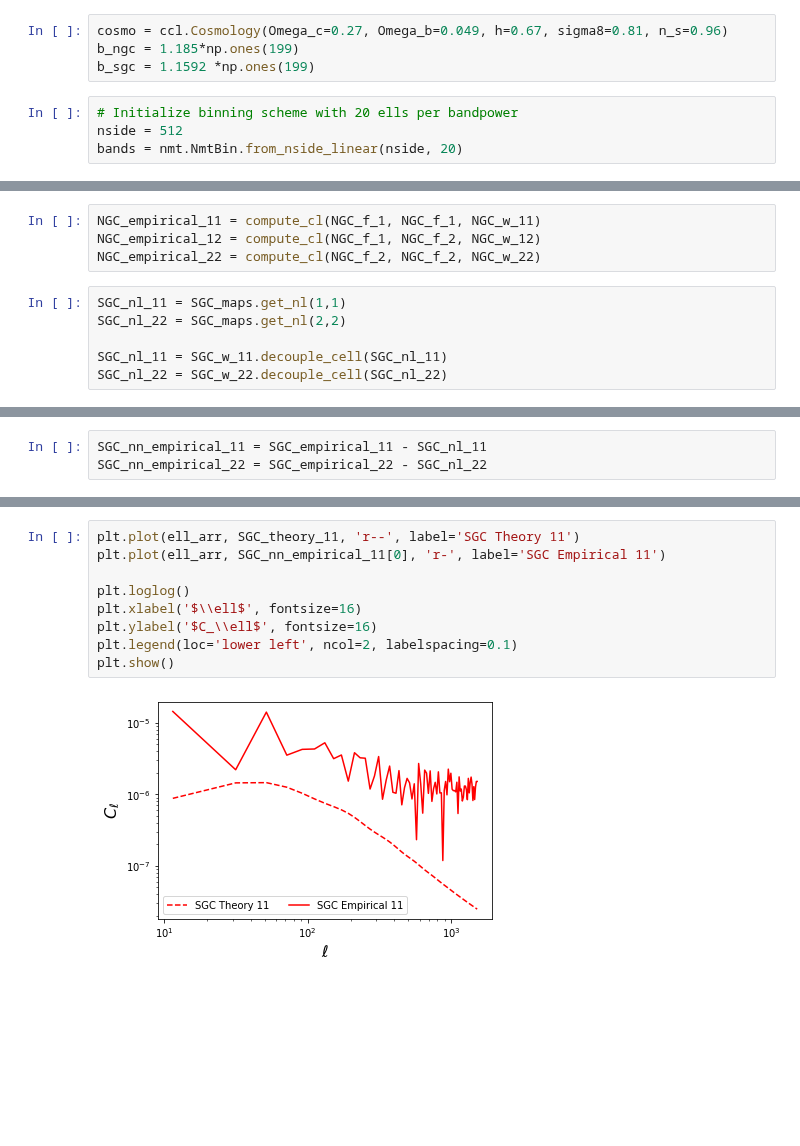
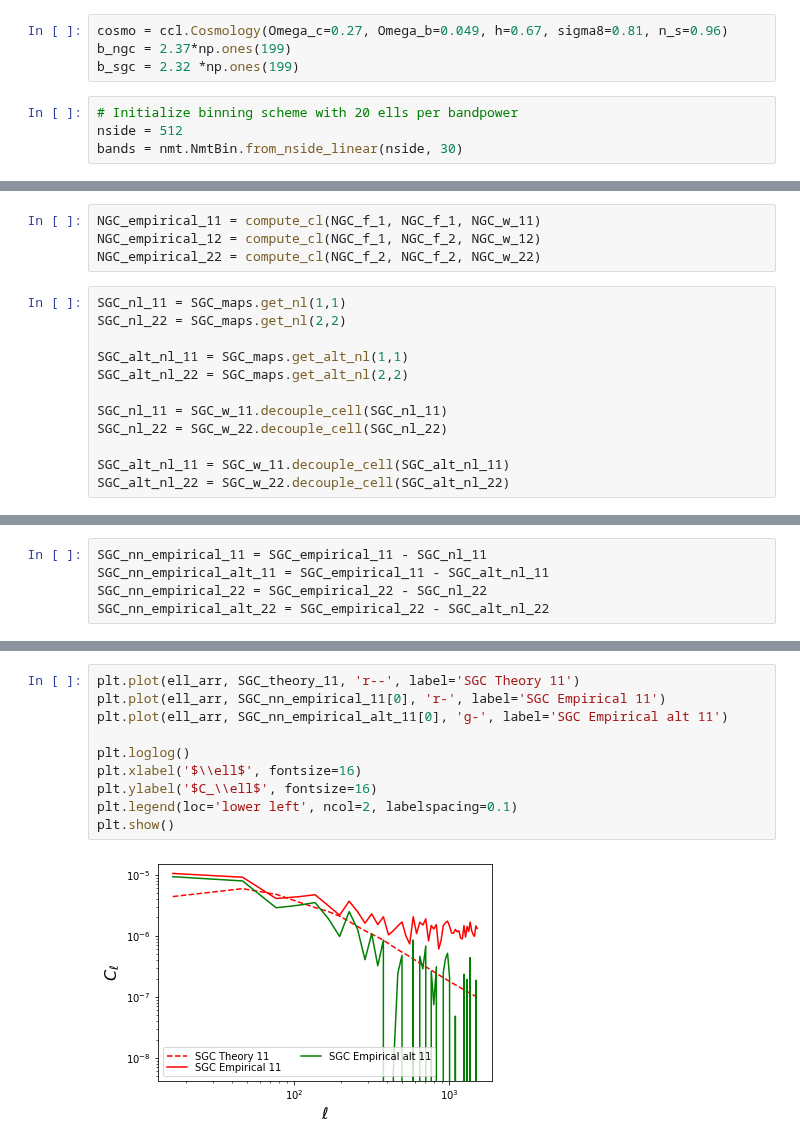
Before and after one commit to Cosmotheka/Cosmotheka, a Jupyter notebook: pipeline/eBOSS_QSO/ccl_quasar.ipynb, the cells around one changed output, grey strips where cells are left out. Cells and saved outputs as stored; diff of their text form; blank space fills up the shorter version.

```diff
--- a/pipeline/eBOSS_QSO/ccl_quasar.ipynb
+++ b/pipeline/eBOSS_QSO/ccl_quasar.ipynb
@@ -24,12 +29,12 @@ SGC_maps = QuasarMapper(input_3, input_4)
 Cosmology
 # %%
 cosmo = ccl.Cosmology(Omega_c=0.27, Omega_b=0.049, h=0.67, sigma8=0.81, n_s=0.96)
-b_ngc = 1.185*np.ones(199)
-b_sgc = 1.1592 *np.ones(199)
+b_ngc = 2.37*np.ones(199)
+b_sgc = 2.32 *np.ones(199)
 # %%
 # Initialize binning scheme with 20 ells per bandpower
 nside = 512
-bands = nmt.NmtBin.from_nside_linear(nside, 20)
+bands = nmt.NmtBin.from_nside_linear(nside, 30)
 # %% [markdown]
 Redshift distributions
 # %%
@@ -179,8 +184,14 @@ NGC_empirical_22 = compute_cl(NGC_f_2, NGC_f_2, NGC_w_22)
 SGC_nl_11 = SGC_maps.get_nl(1,1)
 SGC_nl_22 = SGC_maps.get_nl(2,2)
 
+SGC_alt_nl_11 = SGC_maps.get_alt_nl(1,1)
+SGC_alt_nl_22 = SGC_maps.get_alt_nl(2,2)
+
 SGC_nl_11 = SGC_w_11.decouple_cell(SGC_nl_11)
 SGC_nl_22 = SGC_w_22.decouple_cell(SGC_nl_22)
+
+SGC_alt_nl_11 = SGC_w_11.decouple_cell(SGC_alt_nl_11)
+SGC_alt_nl_22 = SGC_w_22.decouple_cell(SGC_alt_nl_22)
 # %%
 NGC_nl_11 = NGC_maps.get_nl(1,1)
 NGC_nl_22 = NGC_maps.get_nl(2,2)
@@ -190,5 +208,7 @@ NGC_nl_22 = NGC_w_22.decouple_cell(NGC_nl_22)
 # %%
 SGC_nn_empirical_11 = SGC_empirical_11 - SGC_nl_11
+SGC_nn_empirical_alt_11 = SGC_empirical_11 - SGC_alt_nl_11
 SGC_nn_empirical_22 = SGC_empirical_22 - SGC_nl_22
+SGC_nn_empirical_alt_22 = SGC_empirical_22 - SGC_alt_nl_22
 # %%
 NGC_nn_empirical_11 = NGC_empirical_11 - NGC_nl_11
@@ -207,14 +241,15 @@ plt.show()
 # %%
 plt.plot(ell_arr, SGC_theory_11, 'r--', label='SGC Theory 11')
 plt.plot(ell_arr, SGC_nn_empirical_11[0], 'r-', label='SGC Empirical 11')
+plt.plot(ell_arr, SGC_nn_empirical_alt_11[0], 'g-', label='SGC Empirical alt 11')
 
 plt.loglog()
 plt.xlabel('$\\ell$', fontsize=16)
 plt.ylabel('$C_\\ell$', fontsize=16)
 plt.legend(loc='lower left', ncol=2, labelspacing=0.1)
 plt.show()
 # %% [output]
-[figure, old version]
+[figure, new version]
 # %%
 plt.plot(ell_arr, NGC_theory_22, 'b--', label='NGC Theory 22')
 plt.plot(ell_arr, NGC_nn_empirical_22[0], 'b-', label='NGC Empirical 22')
```
Also changed, not shown: parts of 9 cells of this notebook, 1 other file.
